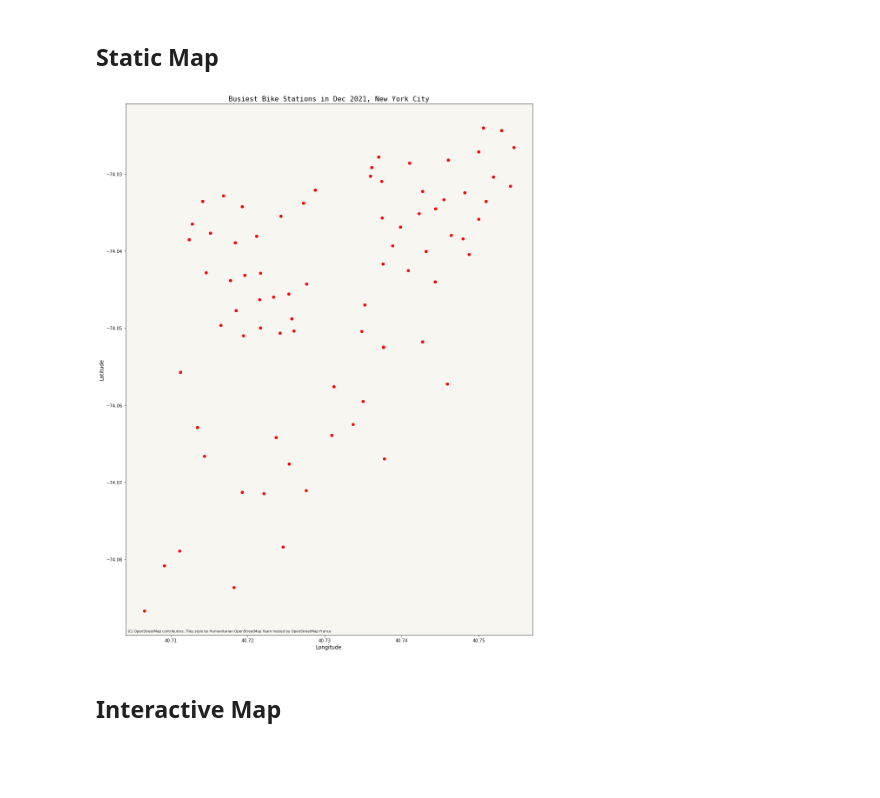
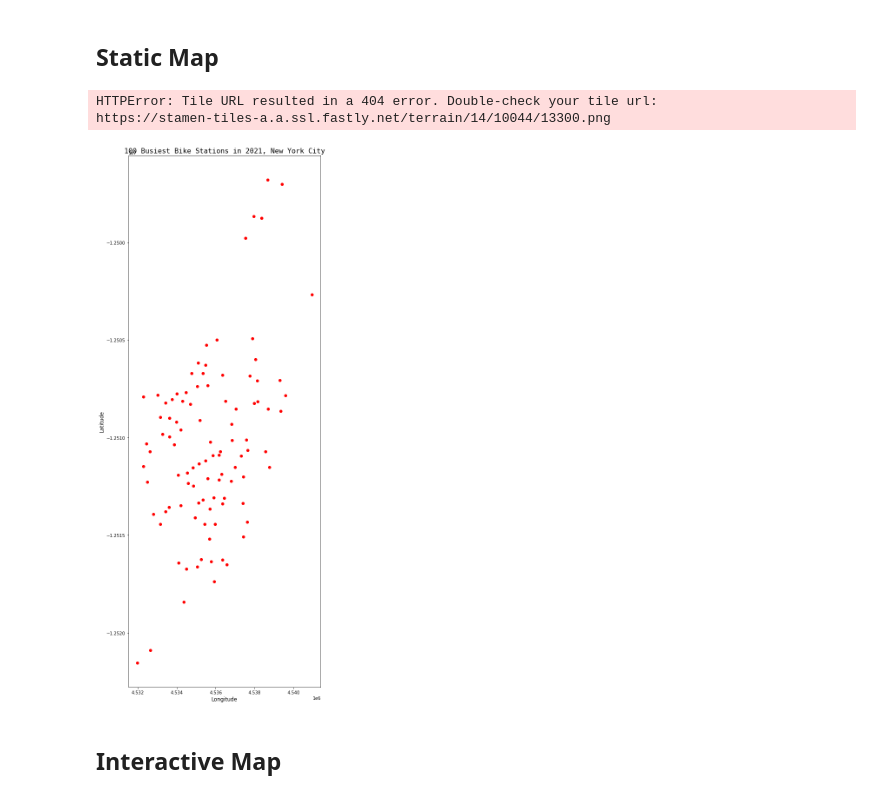
Before and after one commit to tokoth/Bike-mapping, a Jupyter notebook: notebooks/Dec_2021_citi_bike_EDA.ipynb, the cells around one changed output. Cells and saved outputs as stored; diff of their text form; code cells hidden in the pictures; blank space fills up the shorter version.

```diff
--- a/notebooks/Dec_2021_citi_bike_EDA.ipynb
+++ b/notebooks/Dec_2021_citi_bike_EDA.ipynb
@@ -185,3 +196,26 @@ gdf_Dec2021[:10]
 ## Static Map
 # %%
 # Tests on BaseMaps
+#Import matplotlib package for our plotting and contextly for our basemaps
+import matplotlib.pyplot as plt
+import contextily as ctx
+
+# Create subplot for 2018 data
+fig, ax = plt.subplots(figsize=(15,18))
+
+#Plot the static map
+gdf_2021_n100.plot(ax=ax,c="red")
+
+# Set title and label axes
+plt.title("100 Busiest Bike Stations in 2021, New York City",
+          fontsize=16,family="Monospace")
+plt.xlabel('Longitude', fontsize=12)
+plt.ylabel('Latitude', fontsize=12)
+plt.tight_layout()
+
+#Add basemap from contextily
+ctx.add_basemap(ax)
+# %% [output]
+HTTPError: Tile URL resulted in a 404 error. Double-check your tile url:
+https://stamen-tiles-a.a.ssl.fastly.net/terrain/14/10044/13300.png
+[figure, added]
@@ -190,27 +222,3 @@ cx.providers.OpenStreetMap
-# %%
-#Import contextly for our basemaps
-import contextily as cx
-
-# Create subplot for 2018 data
-fig, ax = plt.subplots(figsize=(15,18))
-
-#Plot the static map
-gdf_Dec2021.plot(ax=ax,c="red")
-
-# Set title and label axes
-plt.title("Busiest Bike Stations in Dec 2021, New York City",
-          fontsize=16,family="Monospace")
-plt.xlabel('Longitude', fontsize=12)
-plt.ylabel('Latitude', fontsize=12)
-plt.tight_layout()
-
-#Add basemap from contextily
-gdf_Dec2021.to_crs(epsg=3857)
-cx.add_basemap(ax, crs=gdf_Dec2021.crs.to_string(), source=cx.providers.OpenStreetMap.HOT)
-#Save the figure as png file
-#plt.savefig("2018_static_map", facecolor="white", dpi=196)
-# %% [output]
-[figure, removed]
 # %% [markdown]
 ## Interactive Map
 # %%
```
Also changed, not shown: parts of 2 cells of this notebook.
